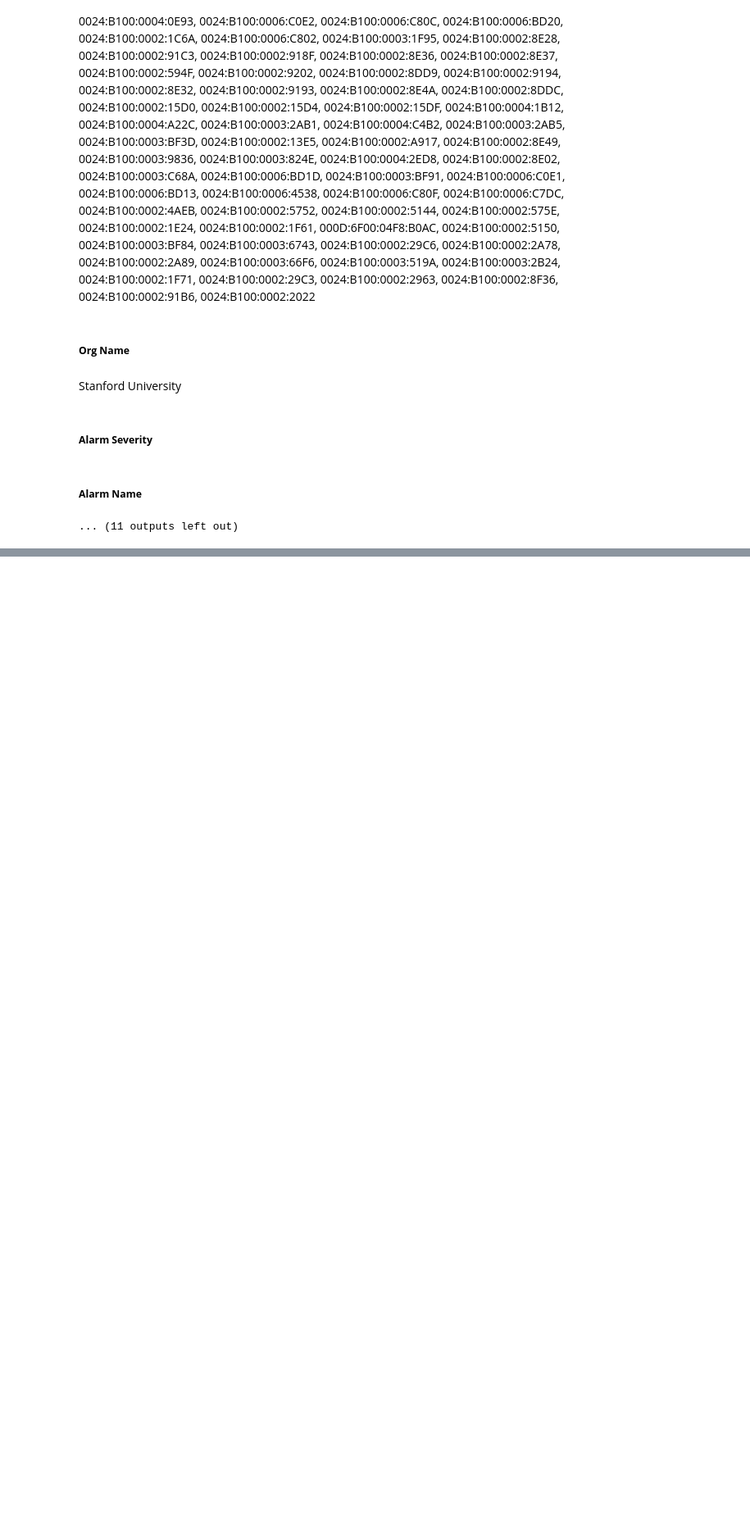
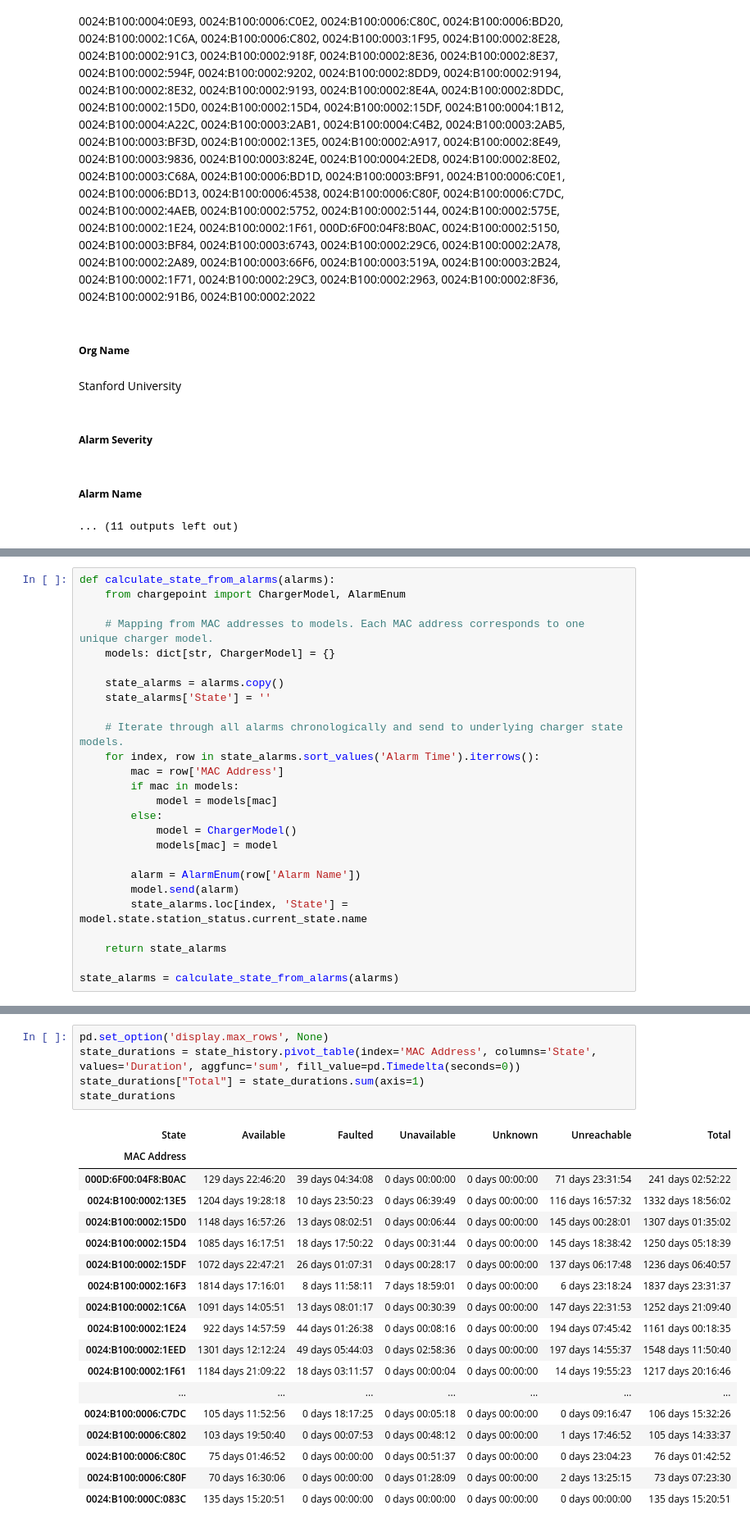
Before and after one commit to b-dagostino/charger-reliability, a Jupyter notebook: notebooks/bdag.ipynb, the cells around one changed output, grey strips where cells are left out. Shown: that part at 82% size. Drawn from its saved outputs; the diff is of its cells as text; blank space fills up the shorter version.

```diff
--- a/notebooks/bdag.ipynb
+++ b/notebooks/bdag.ipynb
@@ -229,0 +205,26 @@ for mac in alarms['MAC Address'].unique():
+# %%
+def calculate_state_from_alarms(alarms):
+    from chargepoint import ChargerModel, AlarmEnum
+
+    # Mapping from MAC addresses to models. Each MAC address corresponds to one unique charger model.
+    models: dict[str, ChargerModel] = {}
+
+    state_alarms = alarms.copy()
+    state_alarms['State'] = ''
+
+    # Iterate through all alarms chronologically and send to underlying charger state models.
+    for index, row in state_alarms.sort_values('Alarm Time').iterrows():
+        mac = row['MAC Address']
+        if mac in models:
+            model = models[mac]
+        else:
+            model = ChargerModel()
+            models[mac] = model
+
+        alarm = AlarmEnum(row['Alarm Name'])
+        model.send(alarm)
+        state_alarms.loc[index, 'State'] = model.state.station_status.current_state.name
+
+    return state_alarms
+
+state_alarms = calculate_state_from_alarms(alarms)
@@ -229,0 +284,24 @@ for mac in alarms['MAC Address'].unique():
+# %%
+pd.set_option('display.max_rows', None)
+state_durations = state_history.pivot_table(index='MAC Address', columns='State', values='Duration', aggfunc='sum', fill_value=pd.Timedelta(seconds=0))
+state_durations["Total"] = state_durations.sum(axis=1)
+state_durations
+# %% [output]
+| State | Available | Faulted | Unavailable | Unknown | Unreachable | Total |
+| MAC Address |  |  |  |  |  |  |
+| 000D:6F00:04F8:B0AC | 129 days 22:46:20 | 39 days 04:34:08 | 0 days 00:00:00 | 0 days 00:00:00 | 71 days 23:31:54 | 241 days 02:52:22 |
+| 0024:B100:0002:13E5 | 1204 days 19:28:18 | 10 days 23:50:23 | 0 days 06:39:49 | 0 days 00:00:00 | 116 days 16:57:32 | 1332 days 18:56:02 |
+| 0024:B100:0002:15D0 | 1148 days 16:57:26 | 13 days 08:02:51 | 0 days 00:06:44 | 0 days 00:00:00 | 145 days 00:28:01 | 1307 days 01:35:02 |
+| 0024:B100:0002:15D4 | 1085 days 16:17:51 | 18 days 17:50:22 | 0 days 00:31:44 | 0 days 00:00:00 | 145 days 18:38:42 | 1250 days 05:18:39 |
+| 0024:B100:0002:15DF | 1072 days 22:47:21 | 26 days 01:07:31 | 0 days 00:28:17 | 0 days 00:00:00 | 137 days 06:17:48 | 1236 days 06:40:57 |
+| 0024:B100:0002:16F3 | 1814 days 17:16:01 | 8 days 11:58:11 | 7 days 18:59:01 | 0 days 00:00:00 | 6 days 23:18:24 | 1837 days 23:31:37 |
+| 0024:B100:0002:1C6A | 1091 days 14:05:51 | 13 days 08:01:17 | 0 days 00:30:39 | 0 days 00:00:00 | 147 days 22:31:53 | 1252 days 21:09:40 |
+| 0024:B100:0002:1E24 | 922 days 14:57:59 | 44 days 01:26:38 | 0 days 00:08:16 | 0 days 00:00:00 | 194 days 07:45:42 | 1161 days 00:18:35 |
+| 0024:B100:0002:1EED | 1301 days 12:12:24 | 49 days 05:44:03 | 0 days 02:58:36 | 0 days 00:00:00 | 197 days 14:55:37 | 1548 days 11:50:40 |
+| 0024:B100:0002:1F61 | 1184 days 21:09:22 | 18 days 03:11:57 | 0 days 00:00:04 | 0 days 00:00:00 | 14 days 19:55:23 | 1217 days 20:16:46 |
+| ... | ... | ... | ... | ... | ... | ... |
+| 0024:B100:0006:C7DC | 105 days 11:52:56 | 0 days 18:17:25 | 0 days 00:05:18 | 0 days 00:00:00 | 0 days 09:16:47 | 106 days 15:32:26 |
+| 0024:B100:0006:C802 | 103 days 19:50:40 | 0 days 00:07:53 | 0 days 00:48:12 | 0 days 00:00:00 | 1 days 17:46:52 | 105 days 14:33:37 |
+| 0024:B100:0006:C80C | 75 days 01:46:52 | 0 days 00:00:00 | 0 days 00:51:37 | 0 days 00:00:00 | 0 days 23:04:23 | 76 days 01:42:52 |
+| 0024:B100:0006:C80F | 70 days 16:30:06 | 0 days 00:00:00 | 0 days 01:28:09 | 0 days 00:00:00 | 2 days 13:25:15 | 73 days 07:23:30 |
+| 0024:B100:000C:083C | 135 days 15:20:51 | 0 days 00:00:00 | 0 days 00:00:00 | 0 days 00:00:00 | 0 days 00:00:00 | 135 days 15:20:51 |
```
Also changed, not shown: parts of 13 cells of this notebook.
